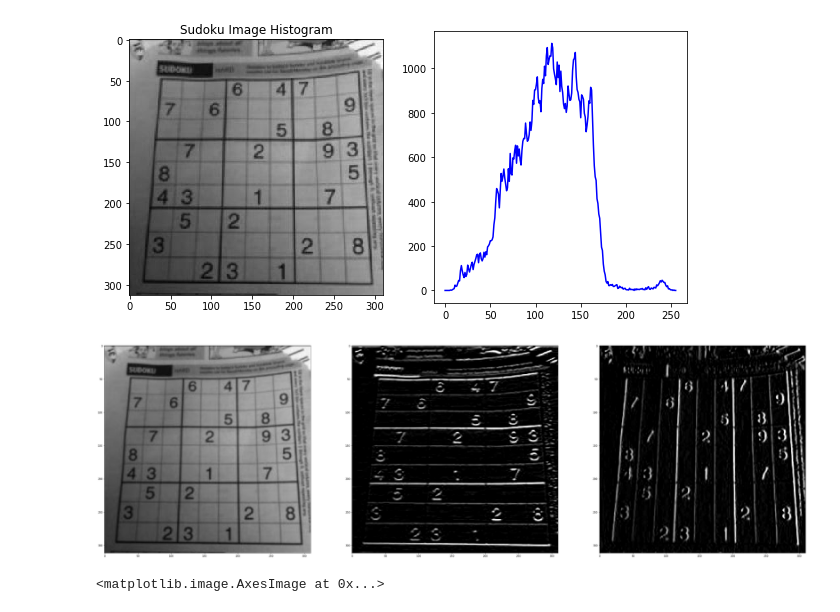
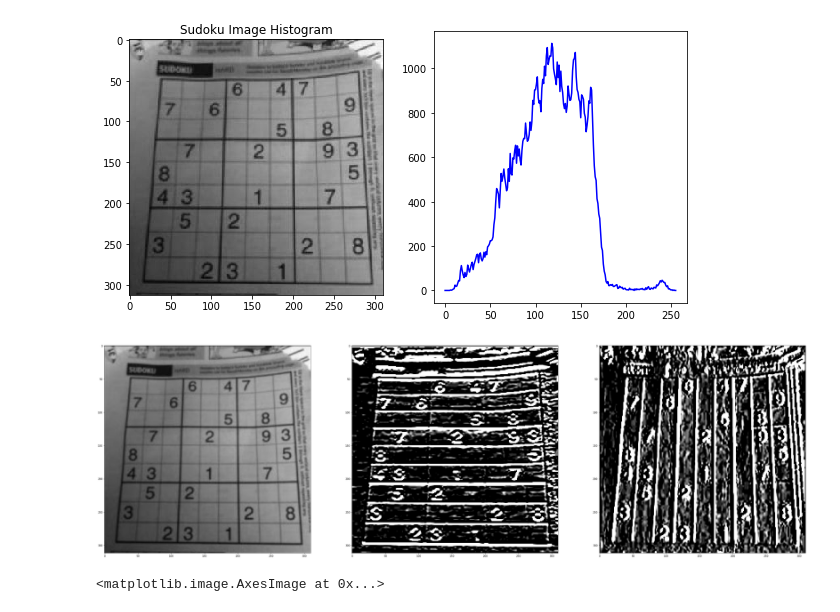
Before and after one commit to thisisashukla/computer-vision, a Jupyter notebook: foundation/06_edge_detection.ipynb, the cells around one changed output. Drawn from its saved outputs; the diff is of its cells as text; code cells hidden in the pictures.

```diff
--- a/foundation/06_edge_detection.ipynb
+++ b/foundation/06_edge_detection.ipynb
@@ -150,16 +151,16 @@ plt.show()
 [figure]
 # %%
 # img = cv2.GaussianBlur(img, (3,3), 0)
-gradientx = cv2.Sobel(img,cv2.CV_64F,0,1,ksize=3)
-gradienty = cv2.Sobel(img,cv2.CV_64F,1,0,ksize=3)
+gradientx = cv2.Sobel(img,cv2.CV_64F,0,1,ksize=5)
+gradienty = cv2.Sobel(img,cv2.CV_64F,1,0,ksize=5)
 
 f, (ax1, ax2, ax3) = plt.subplots(1,3, figsize = (50,50))
 ax1.imshow(img, cmap='gray', vmin=0, vmax=255)
 ax2.imshow(gradientx, cmap='gray', vmin=0, vmax=255)
 ax3.imshow(gradienty, cmap='gray', vmin=0, vmax=255)
 plt.show()
 # %% [output]
-[figure, old version]
+[figure, new version]
 # %%
 canny = cv2.Canny(img,5,100)
 plt.imshow(canny, cmap='gray', vmin=0, vmax=255)
```
Also changed, not shown: parts of 3 cells of this notebook.
